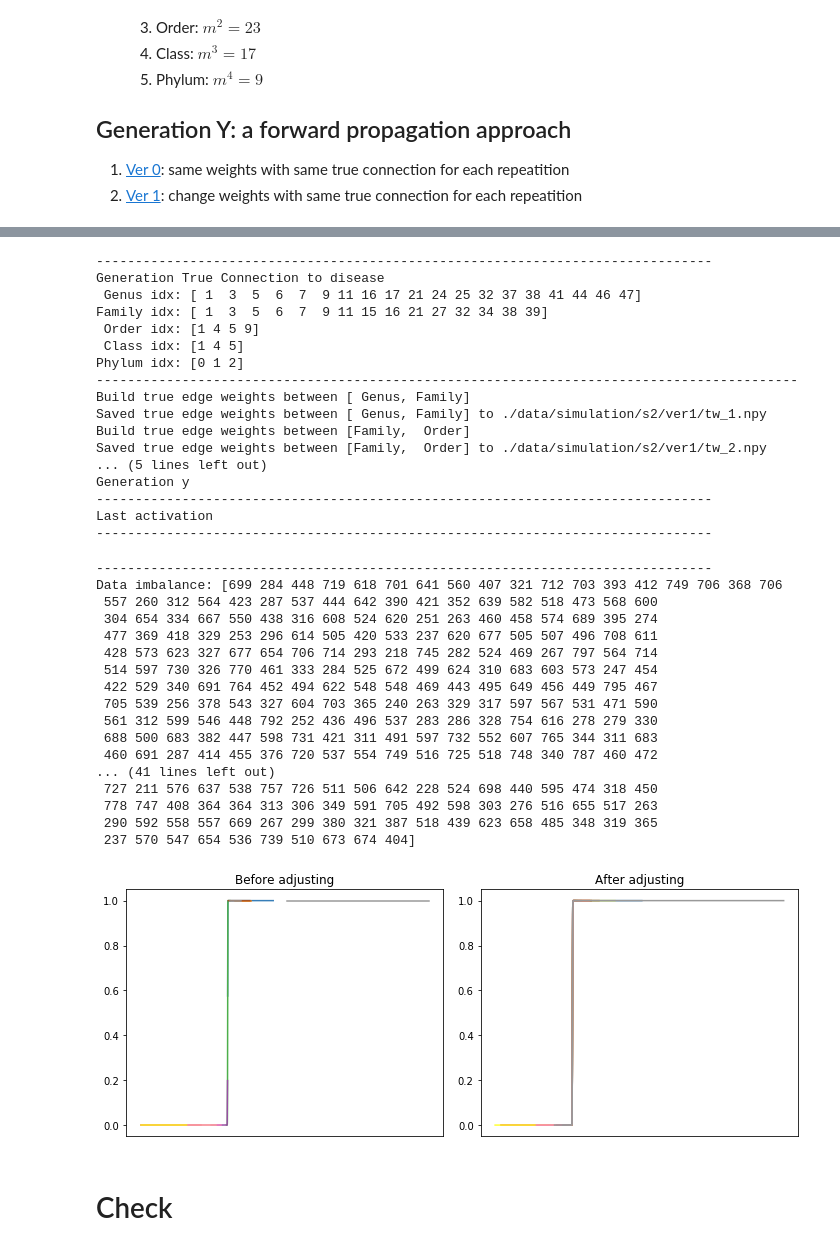
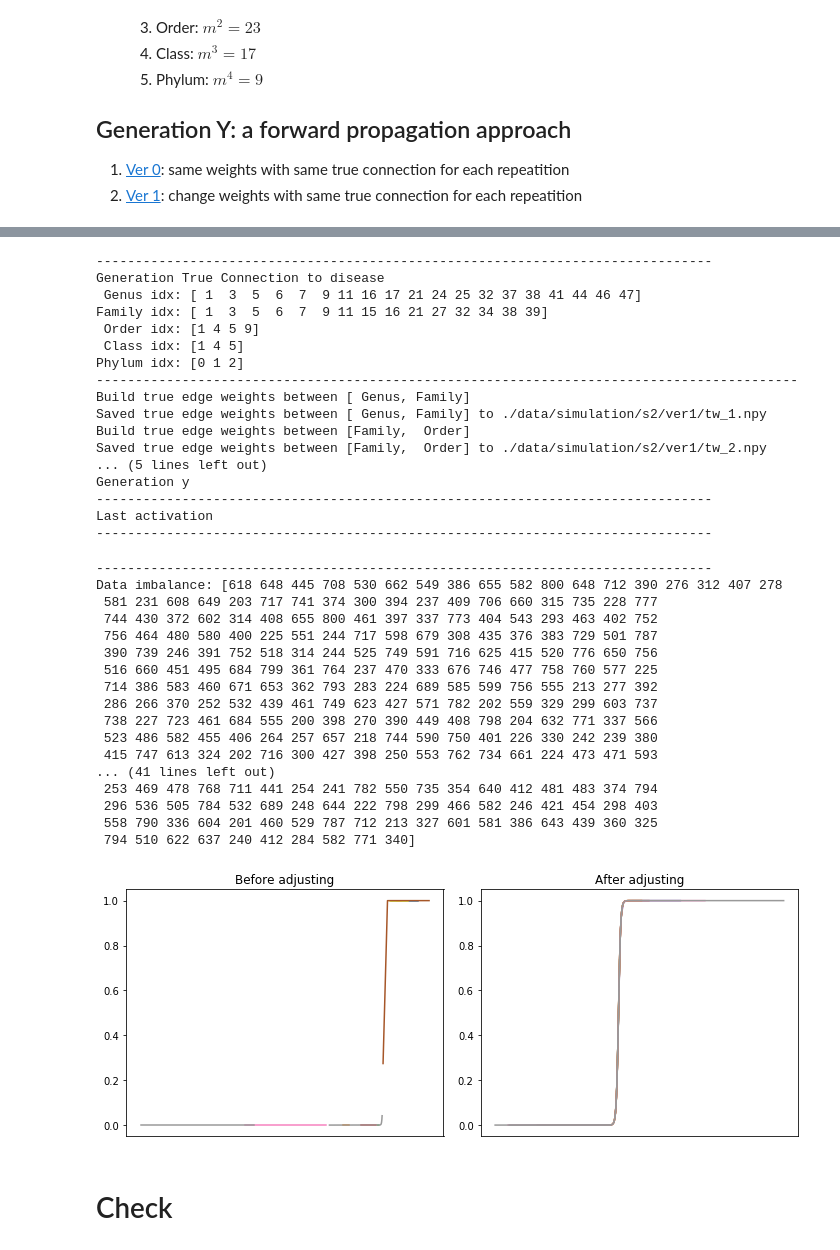
Before and after one commit to Young-won/deepbiome, a Jupyter notebook: examples/preprocessing_phylogenetic_tree_sim2.ipynb, the cells around one changed output, grey strips where cells are left out. Cells and saved outputs as stored; diff of their text form; code cells hidden in the pictures.

```diff
--- a/examples/preprocessing_phylogenetic_tree_sim2.ipynb
+++ b/examples/preprocessing_phylogenetic_tree_sim2.ipynb
@@ -243,7 +255,7 @@ print('Generation y')
 yweight_list = []
 ybias_list = []
 for i in range(len(true_tree_weight_list)):
-    yw = np.random.uniform(-5,10, true_tree_weight_list[i].shape).astype(np.float32) * true_tree_weight_list[i] # left only the weights on the true connections to the disease
+    yw = np.random.uniform(-4.5,3, true_tree_weight_list[i].shape).astype(np.float32) * true_tree_weight_list[i] # left only the weights on the true connections to the disease
     yb = np.random.normal(0,4, true_tree_weight_list[i].shape[-1]).astype(np.float32)
     yw = np.repeat([yw], x_list.shape[0], axis=0)
     yb = np.repeat([yb], x_list.shape[0], axis=0)
@@ -253,10 +265,10 @@ for i in range(len(true_tree_weight_list)):
     np.save('%s/ver0/solb_%d.npy'%(path,i), yb)
 
 ywc = np.zeros((true_tree_weight_list[3].shape[-1],1), dtype=np.float32)
-ywc[:3,0] = np.random.uniform(-1,1, 3).astype(np.float32)
+ywc[:3,0] = np.random.uniform(-4.5,3, 3).astype(np.float32)
 ywc[:,0] = ywc[:,0] * (np.sum(true_tree_weight_list[-1], axis=0) > 0).astype(np.float32)
 ywc = np.repeat([ywc], x_list.shape[0], axis=0)
-ybc = np.random.normal(0,0.1, ywc.shape[-1]).astype(np.float32)
+ybc = np.random.normal(0,4, ywc.shape[-1]).astype(np.float32)
 ybc = np.repeat([ybc], x_list.shape[0], axis=0)
 np.save('%s/ver0/solw_%d.npy'%(path,len(true_tree_weight_list)), ywc)
 # np.save('%s/ver0/solb_%d.npy'%(path,len(true_tree_weight_list)), ybc)
@@ -293,6 +305,7 @@ for fold in range(x_list.shape[0]):
 
     ybc[fold] = ybc[fold] - np.mean(h, axis=0) # imbalanced y, adjusted
     pp = h + np.repeat([ybc[fold]], h.shape[0], axis=0)
+    pp += np.random.normal(0,0.01)
     p = sigmoid(pp)
     order = np.argsort(pp[:,0])
     if fold < 10:
@@ -419,7 +448,7 @@ for fold in range(x_list.shape[0]):
         yb = []
         h = np.array(x, dtype=np.float32)
         for i in range(len(true_tree_weight_list)):
-            yw.append(np.random.uniform(-5,10, true_tree_weight_list[i].shape).astype(np.float32)*true_tree_weight_list[i])
+            yw.append(np.random.uniform(-4.5,3, true_tree_weight_list[i].shape).astype(np.float32)*true_tree_weight_list[i])
             yb.append(np.random.normal(0,4, true_tree_weight_list[i].shape[-1]).astype(np.float32))
 
             yw_noise = yw[-1]
@@ -428,10 +457,10 @@ for fold in range(x_list.shape[0]):
             h = relu(np.dot(h, yw_noise) + np.repeat([yb[-1]], h.shape[0], axis=0))
 
         ywc = np.zeros((true_tree_weight_list[3].shape[-1],1), dtype=np.float32)
-        ywc[0,0] = np.random.uniform(-1,1, 1).astype(np.float32)
-        ywc[1,0] = np.random.uniform(-1,1, 1).astype(np.float32)
-        ywc[2,0] = np.random.uniform(-1,1, 1).astype(np.float32)
-        ybc = np.random.normal(0,0.1, ywc.shape[-1]).astype(np.float32)
+        ywc[0,0] = np.random.uniform(-4.5,3, 1).astype(np.float32)
+        ywc[1,0] = np.random.uniform(-4.5,3, 1).astype(np.float32)
+        ywc[2,0] = np.random.uniform(-4.5,3, 1).astype(np.float32)
+        ybc = np.random.normal(0,4, ywc.shape[-1]).astype(np.float32)
 
         h = np.dot(h, ywc)
         bfpp = h + np.repeat([ybc], h.shape[0], axis=0)
@@ -439,6 +468,7 @@ for fold in range(x_list.shape[0]):
 
         ybc = ybc - np.mean(h, axis=0) # imbalanced y, adjusted
         pp = h + np.repeat([ybc], h.shape[0], axis=0)
+        pp += np.random.normal(0,1)
         p = sigmoid(pp)
 
         newy = (p >= 0.5).astype(np.int32)
@@ -470,49 +500,49 @@ newy_all = pd.DataFrame(np.stack(newy_all).T)
 newy_all.to_csv('%s/ver1/y.csv'%path, index=False)
 for i in range(len(true_tree_weight_list)):
     np.save('%s/ver1/solw_%d.npy'%(path,i), yweight_list[i])
     np.save('%s/ver1/solb_%d.npy'%(path,i), ybias_list[i])
 np.save('%s/ver1/solw_%d.npy'%(path,len(true_tree_weight_list)), yweight_list[len(true_tree_weight_list)])
 np.save('%s/ver1/solb_%d.npy'%(path,len(true_tree_weight_list)), ybias_list[len(true_tree_weight_list)])
 
 fig.tight_layout()
 print('-------------------------------------------------------------------------------')
 print('Data imbalance: %s' % np.sum(np.array(newy_all), axis=0))
 # %% [output]
 -------------------------------------------------------------------------------
 Generation True Connection to disease
  Genus idx: [ 1  3  5  6  7  9 11 16 17 21 24 25 32 37 38 41 44 46 47]
 Family idx: [ 1  3  5  6  7  9 11 15 16 21 27 32 34 38 39]
  Order idx: [1 4 5 9]
  Class idx: [1 4 5]
 Phylum idx: [0 1 2]
 ------------------------------------------------------------------------------------------
 Build true edge weights between [ Genus, Family]
 Saved true edge weights between [ Genus, Family] to ./data/simulation/s2/ver1/tw_1.npy
 Build true edge weights between [Family,  Order]
 Saved true edge weights between [Family,  Order] to ./data/simulation/s2/ver1/tw_2.npy
 ... (5 lines left out)
 Generation y
 -------------------------------------------------------------------------------
 Last activation
 -------------------------------------------------------------------------------
 -------------------------------------------------------------------------------
-Data imbalance: [699 284 448 719 618 701 641 560 407 321 712 703 393 412 749 706 368 706
- 557 260 312 564 423 287 537 444 642 390 421 352 639 582 518 473 568 600
- 304 654 334 667 550 438 316 608 524 620 251 263 460 458 574 689 395 274
- 477 369 418 329 253 296 614 505 420 533 237 620 677 505 507 496 708 611
- 428 573 623 327 677 654 706 714 293 218 745 282 524 469 267 797 564 714
- 514 597 730 326 770 461 333 284 525 672 499 624 310 683 603 573 247 454
- 422 529 340 691 764 452 494 622 548 548 469 443 495 649 456 449 795 467
- 705 539 256 378 543 327 604 703 365 240 263 329 317 597 567 531 471 590
- 561 312 599 546 448 792 252 436 496 537 283 286 328 754 616 278 279 330
- 688 500 683 382 447 598 731 421 311 491 597 732 552 607 765 344 311 683
- 460 691 287 414 455 376 720 537 554 749 516 725 518 748 340 787 460 472
+Data imbalance: [618 648 445 708 530 662 549 386 655 582 800 648 712 390 276 312 407 278
+ 581 231 608 649 203 717 741 374 300 394 237 409 706 660 315 735 228 777
+ 744 430 372 602 314 408 655 800 461 397 337 773 404 543 293 463 402 752
+ 756 464 480 580 400 225 551 244 717 598 679 308 435 376 383 729 501 787
+ 390 739 246 391 752 518 314 244 525 749 591 716 625 415 520 776 650 756
+ 516 660 451 495 684 799 361 764 237 470 333 676 746 477 758 760 577 225
+ 714 386 583 460 671 653 362 793 283 224 689 585 599 756 555 213 277 392
+ 286 266 370 252 532 439 461 749 623 427 571 782 202 559 329 299 603 737
+ 738 227 723 461 684 555 200 398 270 390 449 408 798 204 632 771 337 566
+ 523 486 582 455 406 264 257 657 218 744 590 750 401 226 330 242 239 380
+ 415 747 613 324 202 716 300 427 398 250 553 762 734 661 224 473 471 593
 ... (41 lines left out)
- 727 211 576 637 538 757 726 511 506 642 228 524 698 440 595 474 318 450
- 778 747 408 364 364 313 306 349 591 705 492 598 303 276 516 655 517 263
- 290 592 558 557 669 267 299 380 321 387 518 439 623 658 485 348 319 365
- 237 570 547 654 536 739 510 673 674 404]
+ 253 469 478 768 711 441 254 241 782 550 735 354 640 412 481 483 374 794
+ 296 536 505 784 532 689 248 644 222 798 299 466 582 246 421 454 298 403
+ 558 790 336 604 201 460 529 787 712 213 327 601 581 386 643 439 360 325
+ 794 510 622 637 240 412 284 582 771 340]
-[figure, old version]
+[figure, new version]
 # %% [markdown]
 # Check
 # %%
```
Also changed, not shown: parts of 7 cells of this notebook, 4 other files.
